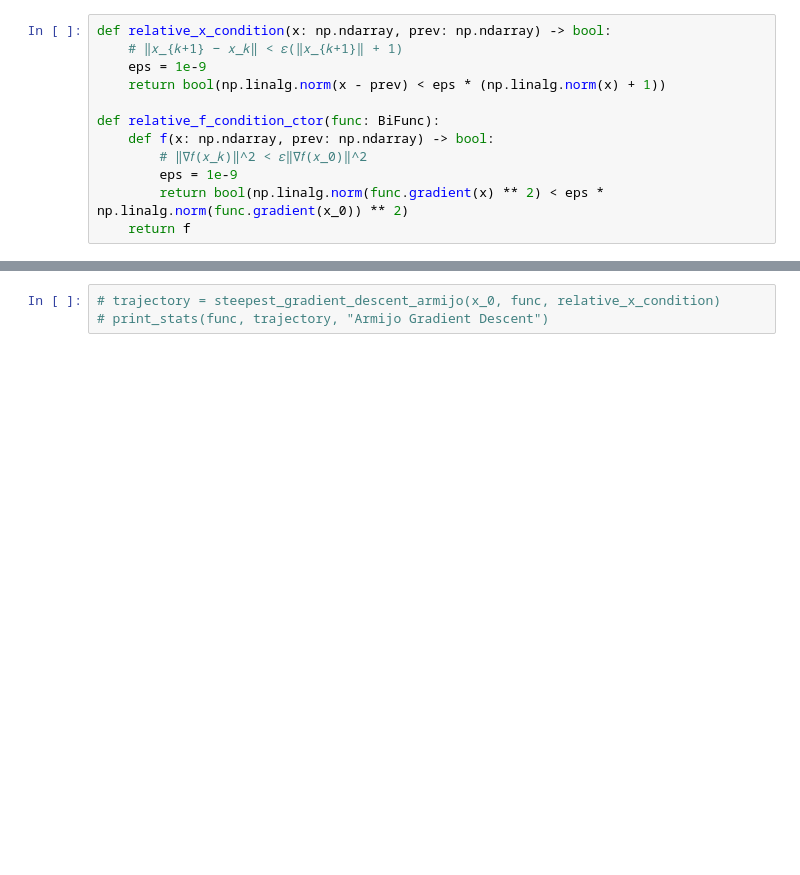
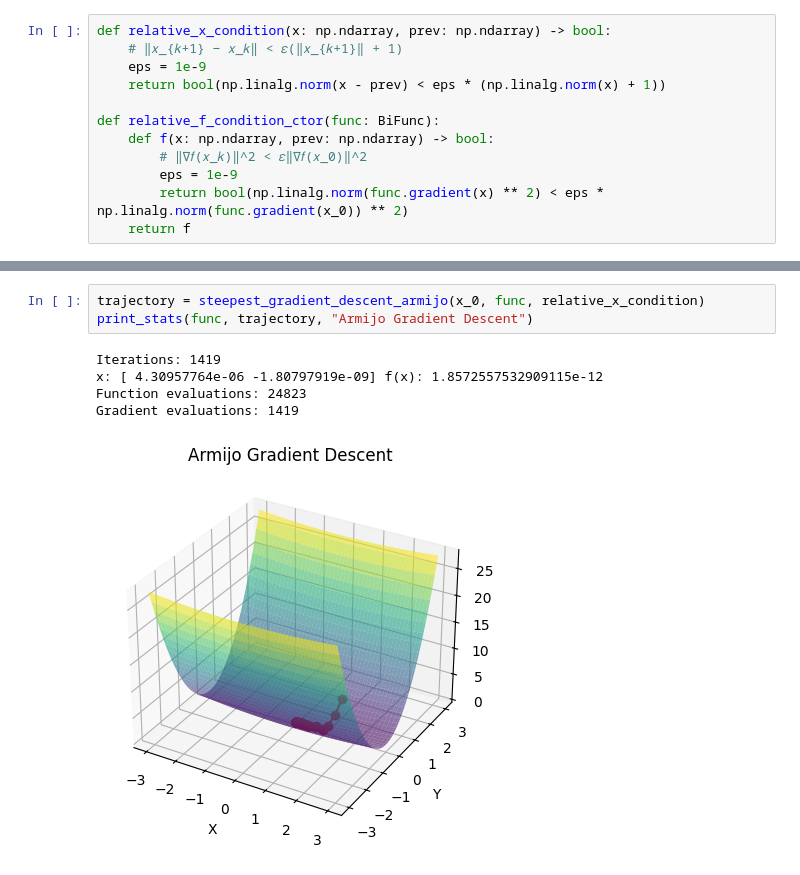
Before and after one commit to postmodernist1848/metopt-lab1, a Jupyter notebook: notebook.ipynb, the cells around one changed output, grey strips where cells are left out. Drawn from its saved outputs; the diff is of its cells as text; blank space fills up the shorter version.

```diff
--- a/notebook.ipynb
+++ b/notebook.ipynb
@@ -172,3 +185,9 @@ print_stat(2)
 # %%
-# trajectory = steepest_gradient_descent_armijo(x_0, func, relative_x_condition)
-# print_stats(func, trajectory, "Armijo Gradient Descent")
+trajectory = steepest_gradient_descent_armijo(x_0, func, relative_x_condition)
+print_stats(func, trajectory, "Armijo Gradient Descent")
+# %% [output]
+Iterations: 1419
+x: [ 4.30957764e-06 -1.80797919e-09] f(x): 1.8572557532909115e-12
+Function evaluations: 24823
+Gradient evaluations: 1419
+[figure, added]
```
Also changed, not shown: parts of 6 cells of this notebook, 1 other file.
